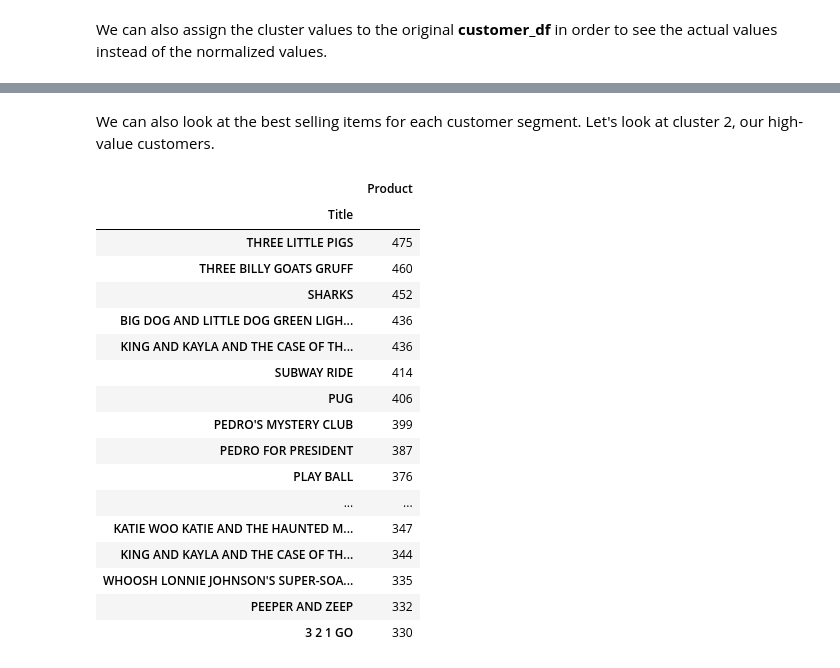
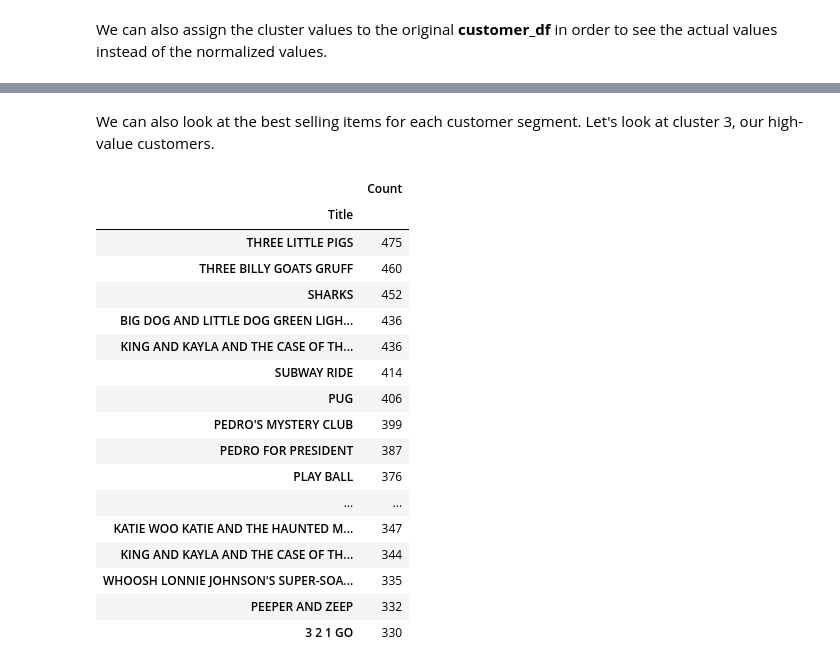
Before and after one commit to mbecker0813/customer_segmentation, a Jupyter notebook: Customer Segmentation Example.ipynb, the cells around one changed output, grey strips where cells are left out. Saved outputs shown, nothing was run; the diff lists cells and outputs as text; code cells hidden in the pictures.

```diff
--- a/Customer Segmentation Example.ipynb
+++ b/Customer Segmentation Example.ipynb
@@ -320,19 +320,21 @@ actuals_df.head(20)
 | 000696 | 7718.93 | 5 | 1543.786000 | 3 |
 | 000729 | 3631.92 | 4 | 907.980000 | 3 |
 # %% [markdown]
-We can also look at the best selling items for each customer segment. Let's look at cluster 2, our high-value customers.
+We can also look at the best selling items for each customer segment. Let's look at cluster 3, our high-value customers.
 # %%
 high_value_cluster = four_cluster_df.loc[four_cluster_df['Cluster'] == 3]
 # %%
-pd.DataFrame(
+top_items = pd.DataFrame(
     df.loc[
         df['CustomerKey'].isin(high_value_cluster.index)
     ].groupby('Title').count()[
         'Product'
     ].sort_values(ascending = False).head(20)
 )
+top_items.columns = ['Count']
+top_items
 # %% [output]
-|  | Product |
+|  | Count |
 | Title |  |
 | THREE LITTLE PIGS | 475 |
 | THREE BILLY GOATS GRUFF | 460 |
```
Also changed, not shown: parts of 19 cells of this notebook.
